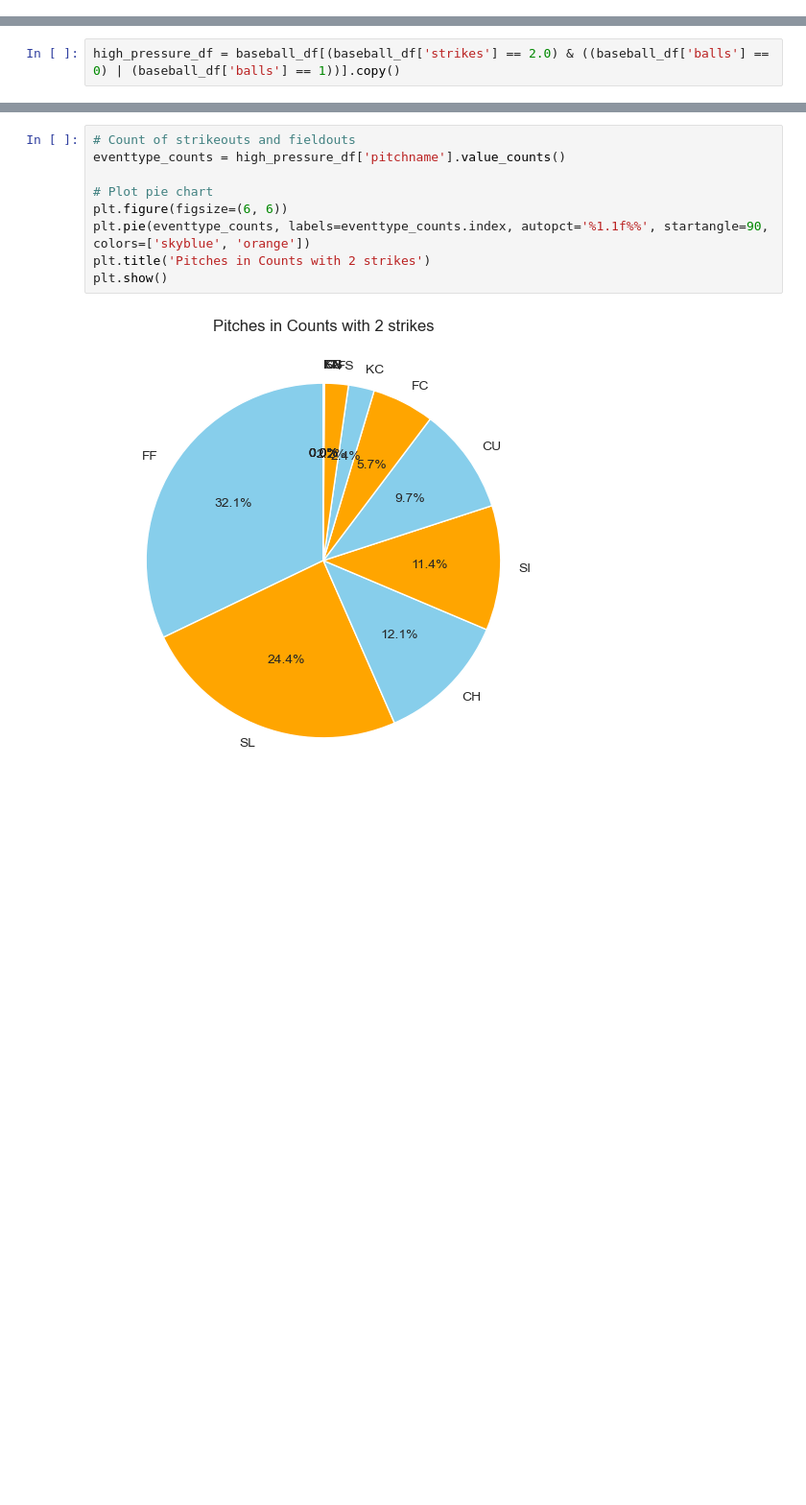
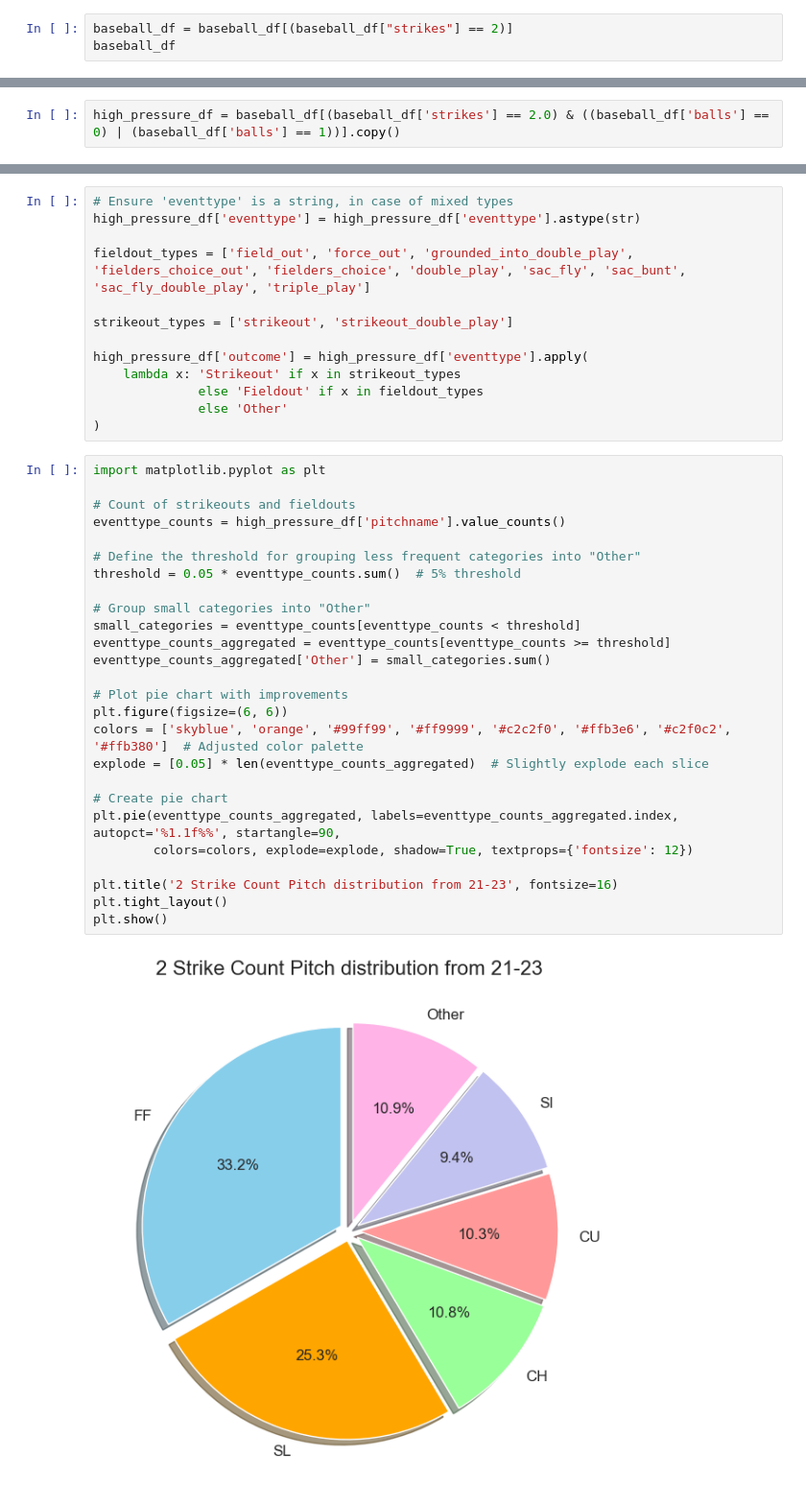
Before and after one commit to NathanG1en/baseball-research, a Jupyter notebook: End_to_End.ipynb, the cells around one changed output, grey strips where cells are left out. Shown at 96% size. Drawn from its saved outputs; the diff is of its cells as text; blank space fills up the shorter version.

```diff
--- a/End_to_End.ipynb
+++ b/End_to_End.ipynb
@@ -73,0 +128,3 @@ baseball_df
+# %%
+baseball_df = baseball_df[(baseball_df["strikes"] == 2)]
+baseball_df
@@ -278,13 +697,43 @@ stolen_base_home                   3
 Name: count, dtype: int64
+# %%
+# Ensure 'eventtype' is a string, in case of mixed types
+high_pressure_df['eventtype'] = high_pressure_df['eventtype'].astype(str)
+
+fieldout_types = ['field_out', 'force_out', 'grounded_into_double_play', 'fielders_choice_out', 'fielders_choice', 'double_play', 'sac_fly', 'sac_bunt', 'sac_fly_double_play', 'triple_play']
+
+strikeout_types = ['strikeout', 'strikeout_double_play']
+
+high_pressure_df['outcome'] = high_pressure_df['eventtype'].apply(
+    lambda x: 'Strikeout' if x in strikeout_types
+              else 'Fieldout' if x in fieldout_types
+              else 'Other'
+)
 # %%
+import matplotlib.pyplot as plt
+
 # Count of strikeouts and fieldouts
 eventtype_counts = high_pressure_df['pitchname'].value_counts()
 
-# Plot pie chart
+# Define the threshold for grouping less frequent categories into "Other"
+threshold = 0.05 * eventtype_counts.sum()  # 5% threshold
+
+# Group small categories into "Other"
+small_categories = eventtype_counts[eventtype_counts < threshold]
+eventtype_counts_aggregated = eventtype_counts[eventtype_counts >= threshold]
+eventtype_counts_aggregated['Other'] = small_categories.sum()
+
+# Plot pie chart with improvements
 plt.figure(figsize=(6, 6))
-plt.pie(eventtype_counts, labels=eventtype_counts.index, autopct='%1.1f%%', startangle=90, colors=['skyblue', 'orange'])
-plt.title('Pitches in Counts with 2 strikes')
+colors = ['skyblue', 'orange', '#99ff99', '#ff9999', '#c2c2f0', '#ffb3e6', '#c2f0c2', '#ffb380']  # Adjusted color palette
+explode = [0.05] * len(eventtype_counts_aggregated)  # Slightly explode each slice
+
+# Create pie chart
+plt.pie(eventtype_counts_aggregated, labels=eventtype_counts_aggregated.index, autopct='%1.1f%%', startangle=90,
+        colors=colors, explode=explode, shadow=True, textprops={'fontsize': 12})
+
+plt.title('2 Strike Count Pitch distribution from 21-23', fontsize=16)
+plt.tight_layout()
 plt.show()
 # %% [output]
-[figure, old version]
+[figure, new version]
 # %%
```
Also changed, not shown: parts of 32 cells of this notebook, 6 other files.
